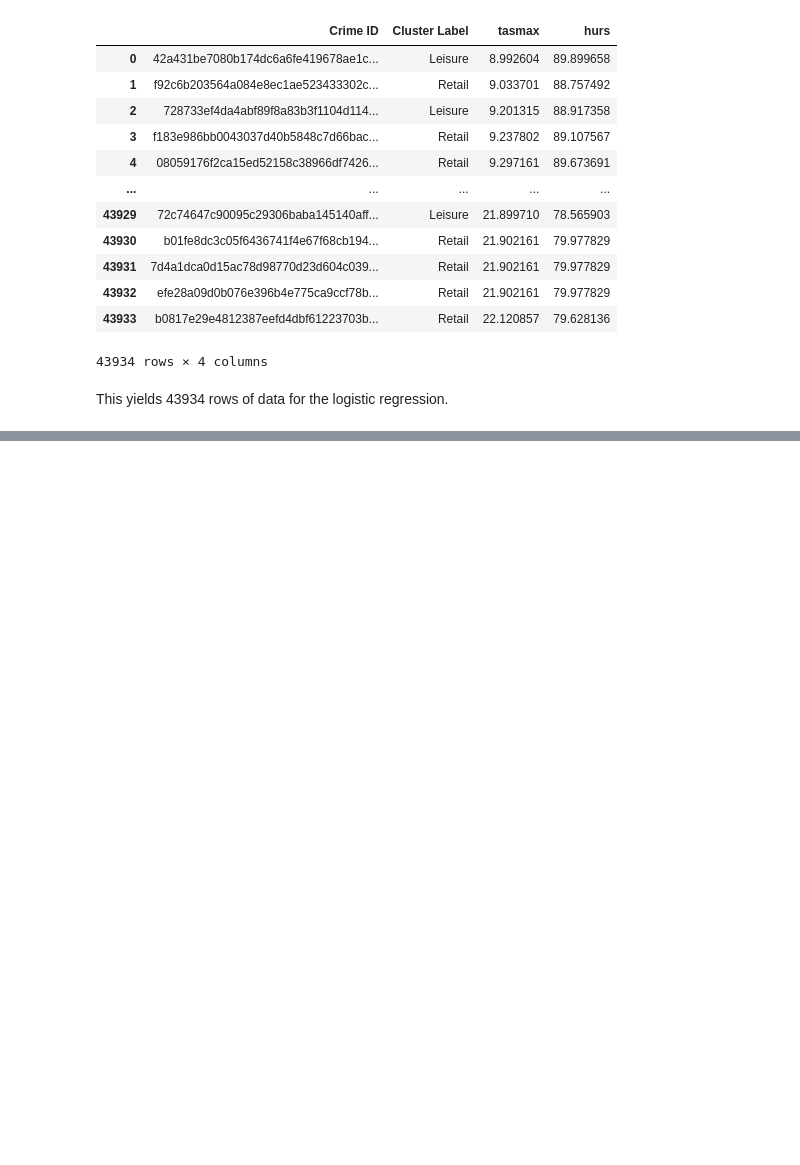
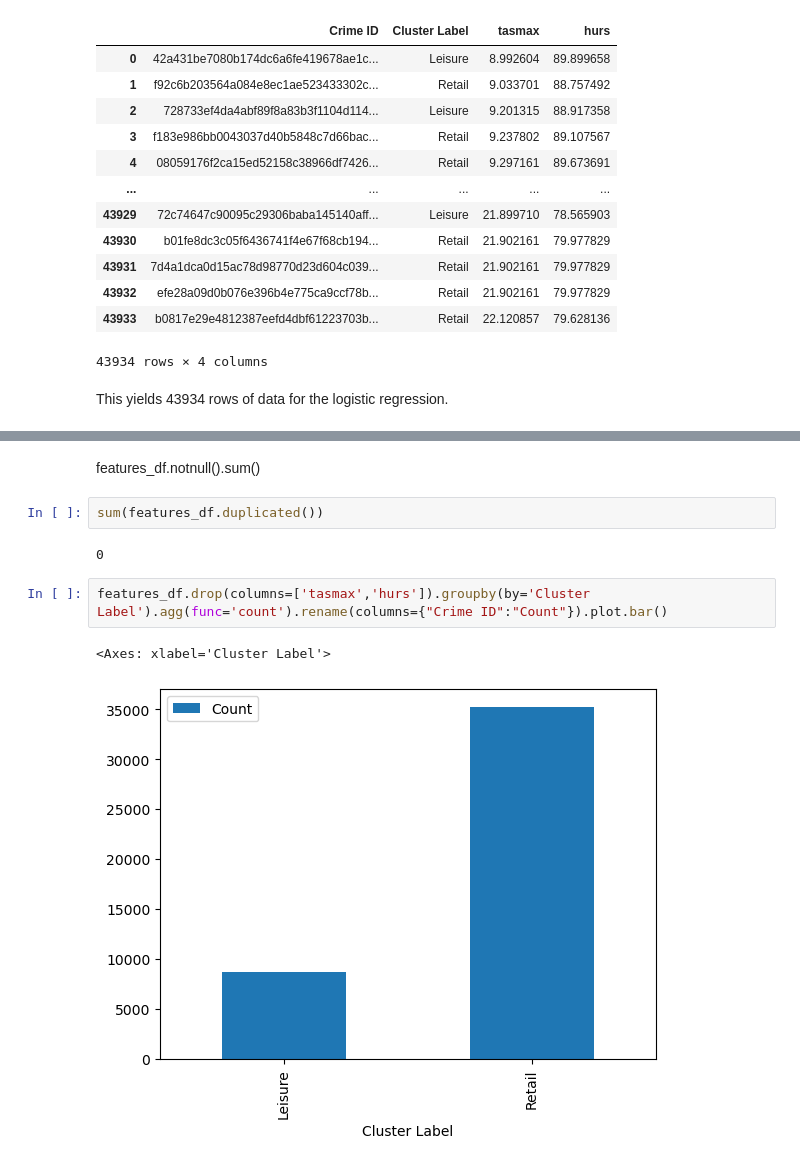
Before and after one commit to ClimatologyProjectProfile/crimetology, a Jupyter notebook: 3_logistic_regression/logistic_regression.ipynb, the cells around one changed output, grey strips where cells are left out. Drawn from its saved outputs; the diff is of its cells as text; blank space fills up the shorter version.

```diff
--- a/3_logistic_regression/logistic_regression.ipynb
+++ b/3_logistic_regression/logistic_regression.ipynb
@@ -99,0 +105,11 @@ This yields 43934 rows of data for the logistic regression.
+# %% [markdown]
+features_df.notnull().sum()
+# %%
+sum(features_df.duplicated())
+# %% [output]
+0
+# %%
+features_df.drop(columns=['tasmax','hurs']).groupby(by='Cluster Label').agg(func='count').rename(columns={"Crime ID":"Count"}).plot.bar()
+# %% [output]
+<Axes: xlabel='Cluster Label'>
+[figure, added]
```
Also changed, not shown: parts of 12 cells of this notebook.
